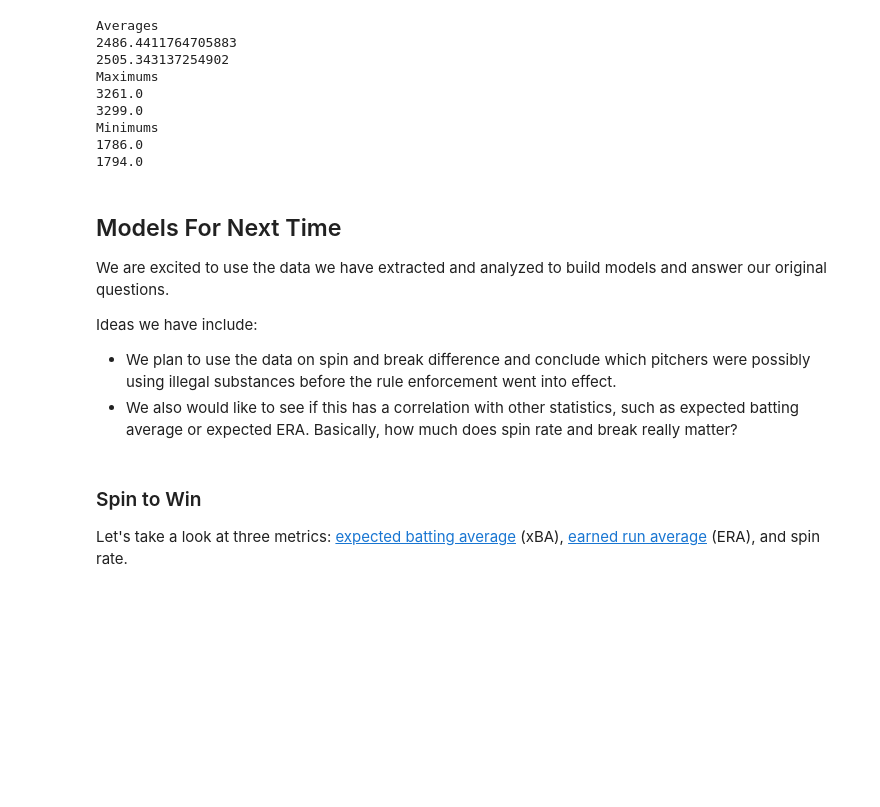
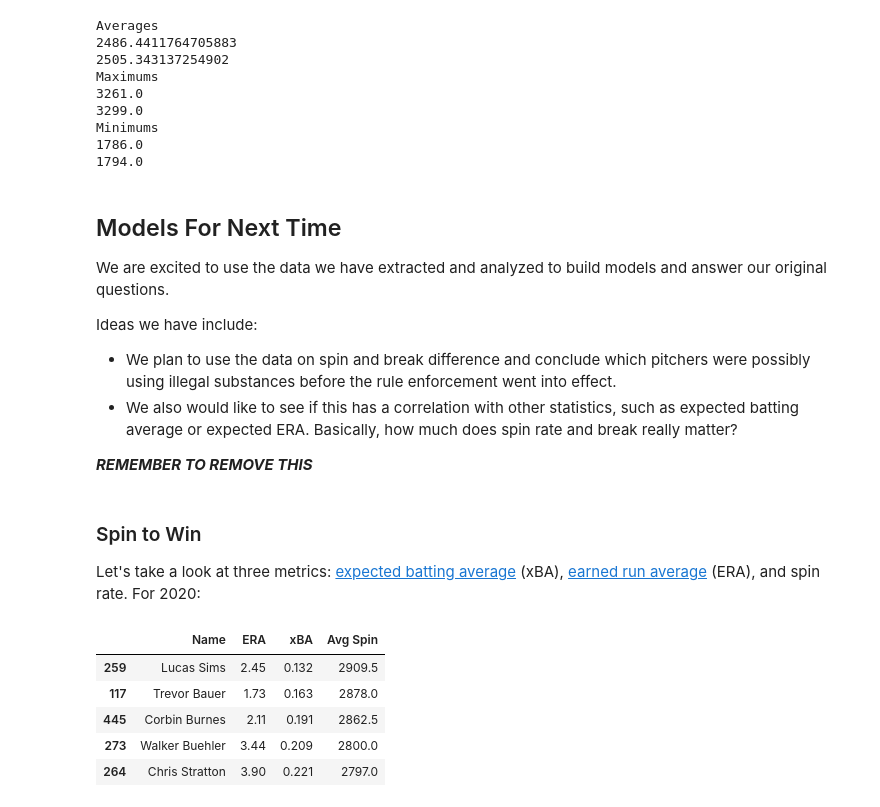
Before and after one commit to Jesparza17/Jesparza17, a Jupyter notebook: Project Notebook.ipynb, the cells around one changed output. Cells and saved outputs as stored; diff of their text form; code cells hidden in the pictures; blank space fills up the shorter version.

```diff
--- a/Project Notebook.ipynb
+++ b/Project Notebook.ipynb
@@ -261,7 +261,33 @@ Ideas we have include:
 
 * We plan to use the data on spin and break difference and conclude which pitchers were possibly using illegal substances before the rule enforcement went into effect.
 * We also would like to see if this has a correlation with other statistics, such as expected batting average or expected ERA. Basically, how much does spin rate and break really matter?
+
+*****REMEMBER TO REMOVE THIS*****
 # %% [markdown]
 ### Spin to Win
 
-Let's take a look at three metrics: [expected batting average](https://www.mlb.com/glossary/statcast/expected-batting-average "MLB Glossary (xBA)") (xBA), [earned run average](https://www.mlb.com/glossary/standard-stats/earned-run-average "MLB Glossary (ERA)") (ERA), and spin rate.
+Let's take a look at three metrics: [expected batting average](https://www.mlb.com/glossary/statcast/expected-batting-average "MLB Glossary (xBA)") (xBA), [earned run average](https://www.mlb.com/glossary/standard-stats/earned-run-average "MLB Glossary (ERA)") (ERA), and spin rate. For 2020:
+# %%
+# Read in and clean up dataset
+spin_to_win2020 = pd.read_csv("era_and_spin2020.csv")
+spin_to_win2020['Name'] = spin_to_win2020[' first_name'] + ' ' + spin_to_win2020['last_name']
+spin_to_win2020.drop(["player_id", "Unnamed: 8", "last_name", " first_name", "year"], axis=1, inplace=True)
+position = spin_to_win2020.pop("Name")
+spin_to_win2020.insert(0,'Name',position)
+spin_to_win2020.rename(columns={"p_era": "ERA", "fastball_avg_spin": "FB Avg Spin", "breaking_avg_spin": "Breaking Avg Spin", "xba": "xBA"}, inplace=True)
+
+# Combine fastball and breaking average spin into one variable
+spin_to_win2020["Avg Spin"] = spin_to_win2020[["FB Avg Spin", "Breaking Avg Spin"]].mean(axis=1)
+spin_to_win2020.drop(["FB Avg Spin", "Breaking Avg Spin"], axis=1, inplace=True)
+
+# Sort by highest average spin
+spin_to_win2020.sort_values("Avg Spin", inplace=True, ascending=False)
+
+spin_to_win2020.head()
+# %% [output]
+|  | Name | ERA | xBA | Avg Spin |
+| 259 | Lucas Sims | 2.45 | 0.132 | 2909.5 |
+| 117 | Trevor Bauer | 1.73 | 0.163 | 2878.0 |
+| 445 | Corbin Burnes | 2.11 | 0.191 | 2862.5 |
+| 273 | Walker Buehler | 3.44 | 0.209 | 2800.0 |
+| 264 | Chris Stratton | 3.90 | 0.221 | 2797.0 |
```
Also changed, not shown: parts of 7 cells of this notebook.
